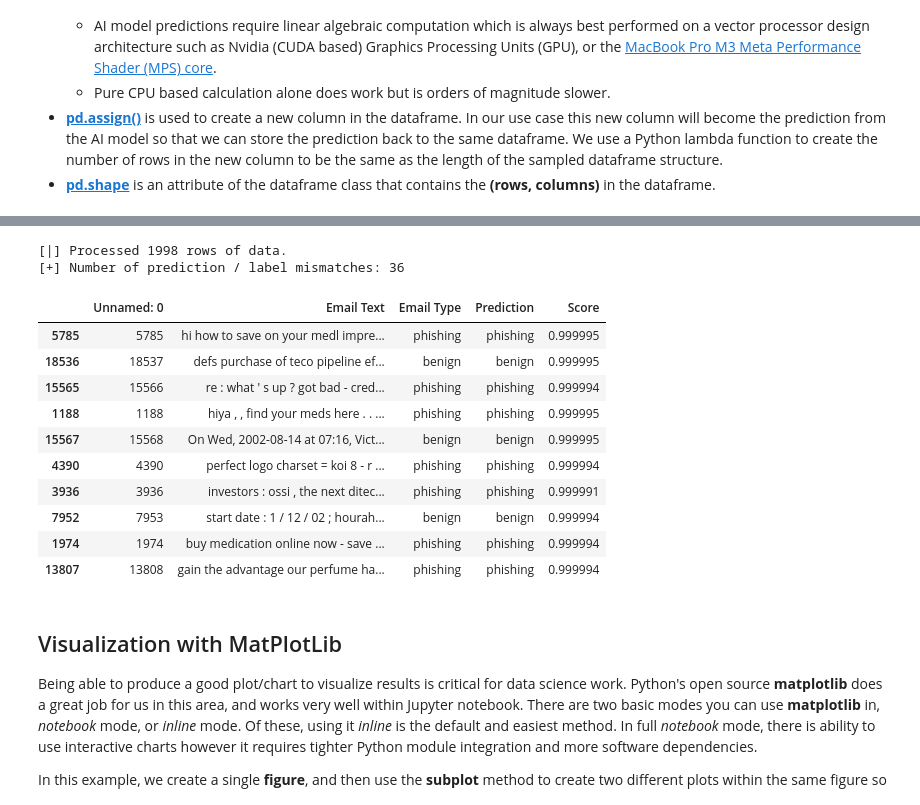
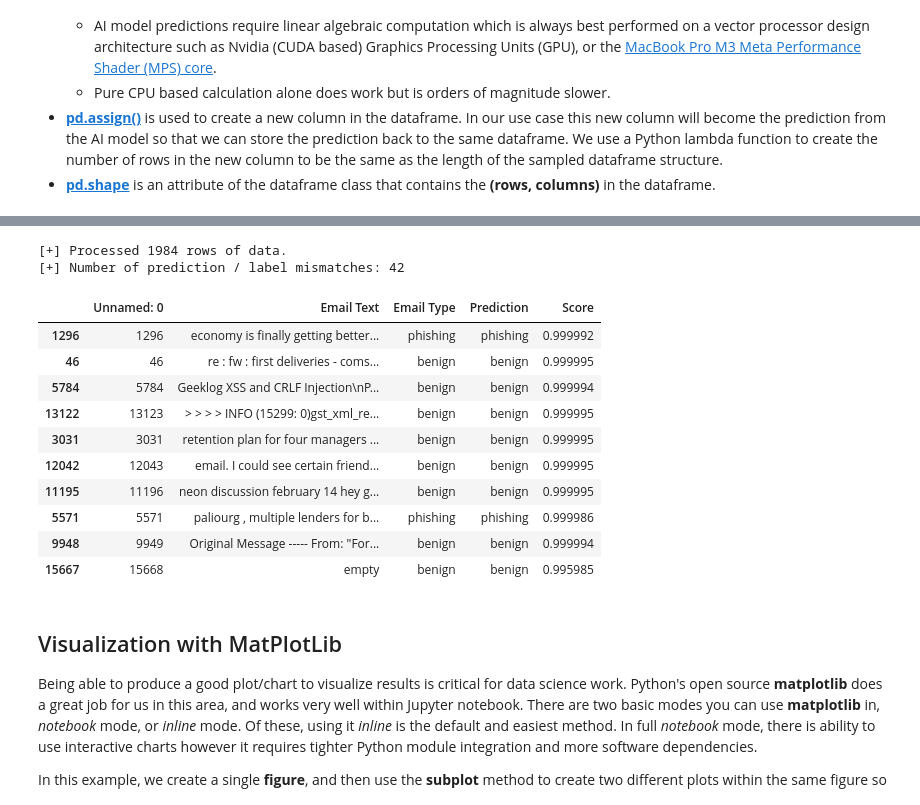
Before and after one commit to RiverGumSecurity/IntroAILabs, a Jupyter notebook: notebooks/PhishingModel.ipynb, the cells around one changed output, grey strips where cells are left out. Saved outputs shown, nothing was run; the diff lists cells and outputs as text; code cells hidden in the pictures.

```diff
--- a/notebooks/PhishingModel.ipynb
+++ b/notebooks/PhishingModel.ipynb
@@ -162,7 +166,7 @@ source.dropna(inplace=True)
 source = source.replace('Phishing Email', 'phishing')
 source = source.replace('Safe Email', 'benign')
 
-sample_size = 2000
+sample_size = 3000
 df = source.sample(sample_size)
 df = df.assign(Prediction = lambda x: [None] * len(df))
 df = df.assign(Score = lambda x: [None] * len(df))
@@ -193,37 +186,47 @@ A few highlights to point out here:
 # %%
 # Make Model Predictions
 spin = r'\-/|+'
 mm = 0
+
+batch = []
+batch_size = 16
 for i, row in enumerate(df['Email Text']):
-    if not i % random.randint(3, 9):
-        print(f'\r[{spin[i % len(spin)]}] Processed {i} rows of data.', end='', flush=True)
     try:
-        p = predict(str(row))
-        df['Prediction'].iat[i] = p[0]['label']
-        df['Score'].iat[i] = p[0]['score']
-        if df['Prediction'].iat[i] != df['Email Type'].iat[i]:
-            mm += 1
+        if i > 0 and not len(batch) % batch_size:
+            ps = predict(batch)
+            j = i - batch_size
+            for p in ps:
+                df['Prediction'].iat[j] = p['label']
+                df['Score'].iat[j] = p['score']
+                if df['Prediction'].iat[j] != df['Email Type'].iat[j]:
+                    mm += 1
+                j += 1
+            print(f'\r[{spin[i % len(spin)]}] Processed {i} rows of data.', end='', flush=True)
+            batch = []
+
+        # append the text into the batch list
+        batch.append(str(row))
     except KeyboardInterrupt:
         break
     except Exception as e:
         print(e)
         break
 print(f'\r\n[+] Number of prediction / label mismatches: {mm}')
 df.head(10)
 # %% [output]
-[|] Processed 1998 rows of data.
-[+] Number of prediction / label mismatches: 36
+[+] Processed 1984 rows of data.
+[+] Number of prediction / label mismatches: 42
 |  | Unnamed: 0 | Email Text | Email Type | Prediction | Score |
-| 5785 | 5785 | hi how to save on your medl impre... | phishing | phishing | 0.999995 |
-| 18536 | 18537 | defs purchase of teco pipeline ef... | benign | benign | 0.999995 |
-| 15565 | 15566 | re : what ' s up ? got bad - cred... | phishing | phishing | 0.999994 |
-| 1188 | 1188 | hiya , , find your meds here . . ... | phishing | phishing | 0.999995 |
-| 15567 | 15568 | On Wed, 2002-08-14 at 07:16, Vict... | benign | benign | 0.999995 |
-| 4390 | 4390 | perfect logo charset = koi 8 - r ... | phishing | phishing | 0.999994 |
-| 3936 | 3936 | investors : ossi , the next ditec... | phishing | phishing | 0.999991 |
-| 7952 | 7953 | start date : 1 / 12 / 02 ; hourah... | benign | benign | 0.999994 |
-| 1974 | 1974 | buy medication online now - save ... | phishing | phishing | 0.999994 |
-| 13807 | 13808 | gain the advantage our perfume ha... | phishing | phishing | 0.999994 |
+| 1296 | 1296 | economy is finally getting better... | phishing | phishing | 0.999992 |
+| 46 | 46 | re : fw : first deliveries - coms... | benign | benign | 0.999995 |
+| 5784 | 5784 | Geeklog XSS and CRLF Injection\nP... | benign | benign | 0.999994 |
+| 13122 | 13123 | > > > > INFO (15299: 0)gst_xml_re... | benign | benign | 0.999995 |
+| 3031 | 3031 | retention plan for four managers ... | benign | benign | 0.999995 |
+| 12042 | 12043 | email. I could see certain friend... | benign | benign | 0.999995 |
+| 11195 | 11196 | neon discussion february 14 hey g... | benign | benign | 0.999995 |
+| 5571 | 5571 | paliourg , multiple lenders for b... | phishing | phishing | 0.999986 |
+| 9948 | 9949 | Original Message ----- From: "For... | benign | benign | 0.999994 |
+| 15667 | 15668 | empty | benign | benign | 0.995985 |
 # %% [markdown]
 ## Visualization with MatPlotLib
 
```
Also changed, not shown: parts of 6 cells of this notebook.
